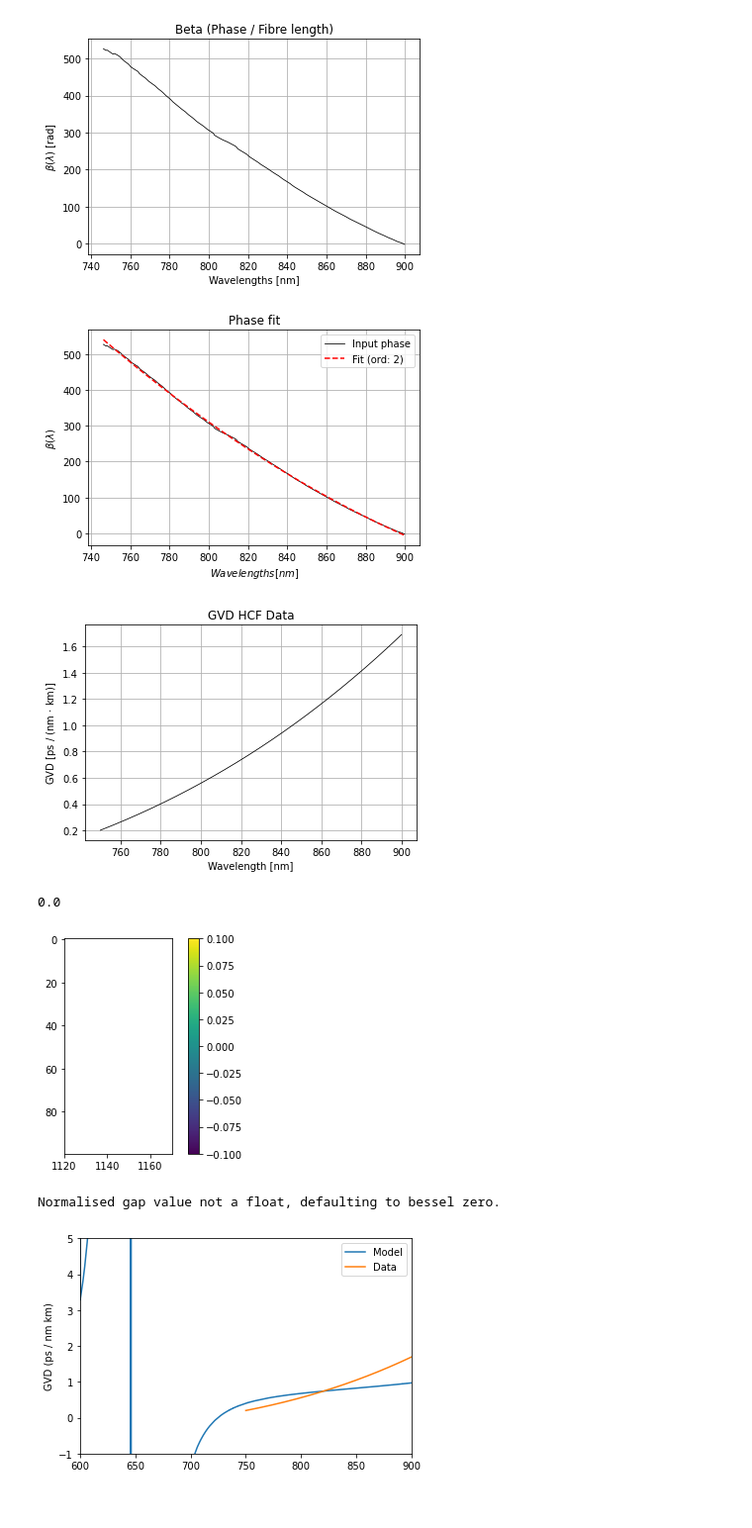
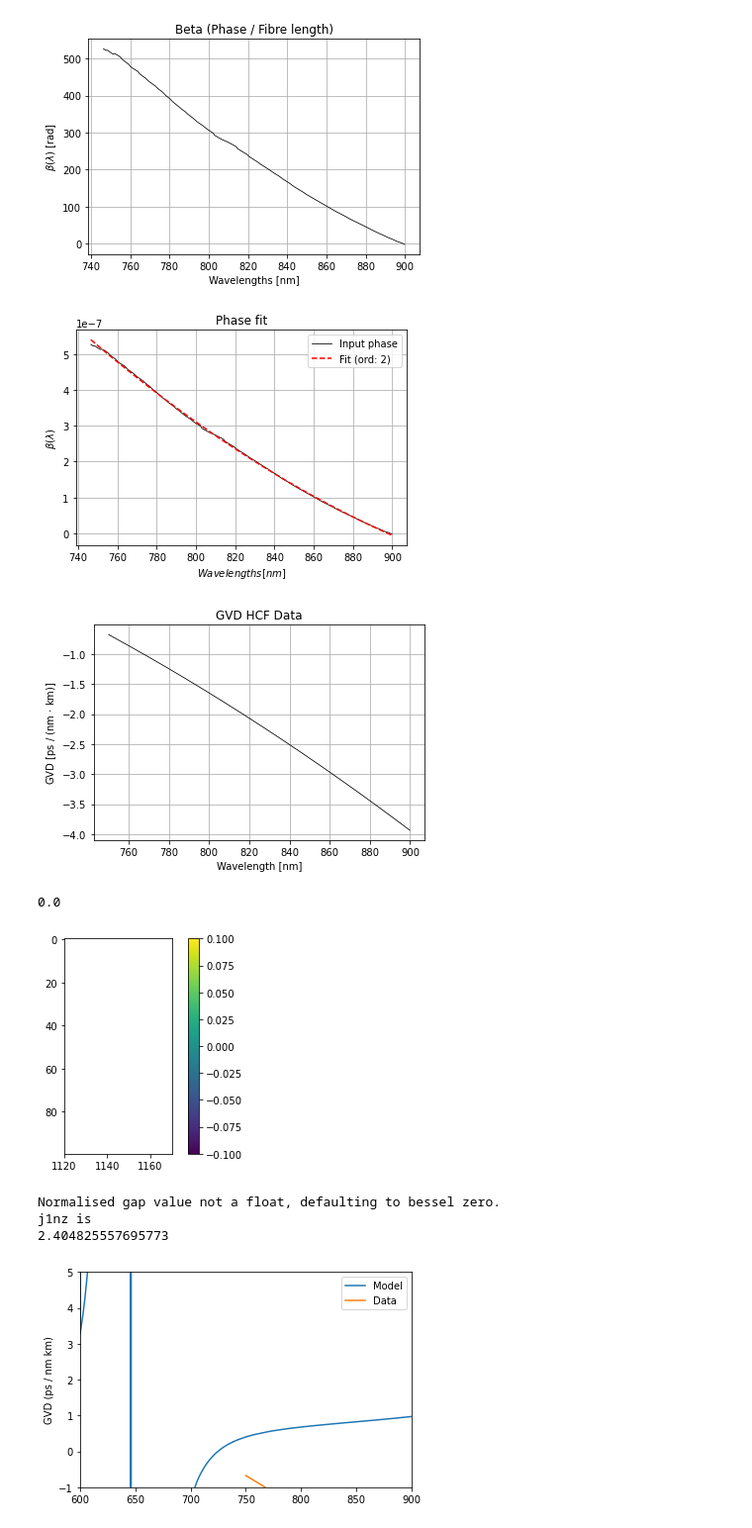
Before and after one commit to jmorse2020/FYP_Simulations, a Jupyter notebook: HCF_FFT_Dispersion_Extraction.ipynb, the cells around one changed output. Shown at 99% size. Saved outputs shown, nothing was run; the diff lists cells and outputs as text; code cells hidden in the pictures.

Commit message:
fixing beta input into gvd function

```diff
--- a/HCF_FFT_Dispersion_Extraction.ipynb
+++ b/HCF_FFT_Dispersion_Extraction.ipynb
@@ -93,8 +93,9 @@ import matplotlib.pyplot as plt
 # %%
 # Provide data:
 data_set = "b6"
-interference_data_path =  "/Users/jackmorse/Documents/University/Year 4/FYP/Data/21-Feb-2024/csv/HCF_120cm_16of40_61510um_Jack_21022024_1019.csv" # "/Users/jackmorse/Documents/University/Year 4/FYP/Physics-FYP/Sample-Data-1/" + data_set + "_fringes.csv"
-# interference_data_path = r'C:\Users\met50\OneDrive - University of Bath\Uni\Final Year\Project\Cleaned_FYP_Repo\LabData\HCF_120cm_16of40_61510um_Jack_21022024_1019.csv'
+# interference_data_path =  "/Users/jackmorse/Documents/University/Year 4/FYP/Data/21-Feb-2024/csv/HCF_120cm_16of40_61510um_Jack_21022024_1019.csv" # "/Users/jackmorse/Documents/University/Year 4/FYP/Physics-FYP/Sample-Data-1/" + data_set + "_fringes.csv"
+#interference_data_path = r'C:\Users\met50\OneDrive - University of Bath\Uni\Final Year\Project\Cleaned_FYP_Repo\LabData\HCF_120cm_16of40_61510um_Jack_21022024_1019.csv'
+interference_data_path = r'C:\Users\molly\OneDrive - University of Bath\Uni\Final Year\Project\Cleaned_FYP_Repo\LabData\HCF_120cm_16of40_61510um_Jack_21022024_1019.csv'
 reference_data_path = "" # "/Users/jackmorse/Documents/University/Year 4/FYP/Physics-FYP/Sample-Data-1/" + data_set + "_ref.csv"
 fibre_data_path = "" # "/Users/jackmorse/Documents/University/Year 4/FYP/Physics-FYP/Sample-Data-1/" + data_set + "_signal.csv"
 min_wavelength = 740
@@ -338,11 +339,12 @@ def GVD_lambda_func(beta, wavelengths, output_ps_nm_km = True):
         GVD = np.array(GVD) * 1e24                                      # Converts from s / nm*nm to ps / nm*km (conventional).
     return GVD
 # %%
-GVD_lambda = de.GVD_lambda(beta_lambda, wavelengths, method = "Fit", order = 2, show_plots = True) # note have converted beta to units of nm^-1 rather than m^-1
+GVD_lambda = de.GVD_lambda(beta_lambda*1e-9, wavelengths, method = "Fit", order = 2, show_plots = True) # note have converted beta to units of nm^-1 rather than m^-1
 idx = np.where(wavelengths > 750)[0]
 wavelengths = wavelengths[idx]
 GVD_lambda = GVD_lambda[idx]
-plt.plot(wavelengths, GVD_lambda * 1000, color = 'k', linewidth = 0.8, label = "Data")
+# plt.plot(wavelengths, GVD_lambda * 1000, color = 'k', linewidth = 0.8, label = "Data")
+plt.plot(wavelengths, GVD_lambda, color = 'k', linewidth = 0.8, label = "Data")
 plt.grid()
 # print(GVD_lambda)
 plt.title("GVD HCF Data")
@@ -376,40 +378,43 @@ min_error = 10000
 #             best_R = R
 #         j += 1
 #     j = 0
 #     i += 1
 
 
 plt.imshow(global_error)
 plt.colorbar()
 # plt.xlim([95, 100])
 # plt.ylim([95, 100])
 plt.show()
 # HCF Model
 simulation_wavelengths = np.linspace(600, 1000, 10000)# min(wavelengths), max(wavelengths), 10000)
 # index = RefractiveIndexClass.RefractiveIndex.HCF(wavelengths=simulation_wavelengths, R=best_R, w=best_w,part="R")
 X = [6.1e-07, 2.4000000e-05]
 
 
 R_op = X[1]
 w_op = X[0]
 index = RefractiveIndexClass.RefractiveIndex.HCF(wavelengths=simulation_wavelengths, R=R_op,w=w_op,part="R")
 beta_HCF = beta_lambda_func(index, simulation_wavelengths)
 GVD_HCF = GVD_lambda_func(beta_HCF, simulation_wavelengths)
 plt.plot(simulation_wavelengths, np.array(GVD_HCF), label = "Model")
-plt.plot(wavelengths, GVD_lambda*1000, label = "Data")
+# plt.plot(wavelengths, GVD_lambda*1000, label = "Data")
+plt.plot(wavelengths, GVD_lambda, label = "Data")
 plt.ylabel("GVD (ps / nm km)")
 plt.legend()
 plt.xlim([600,900])
 # plt.ylim([-10e-9, 10e-9])
 plt.ylim(-1, 5.0)
 plt.show()
 # %% [output]
-[figure, old version]
+[figure, new version]
-[figure, old version]
+[figure, new version]
 0.0
 [figure]
 Normalised gap value not a float, defaulting to bessel zero.
+j1nz is
+2.404825557695773
-[figure, old version]
+[figure, new version]
 # %%
 from functools import partial
 from scipy.optimize import minimize
```
Also changed, not shown: parts of 5 cells of this notebook.
